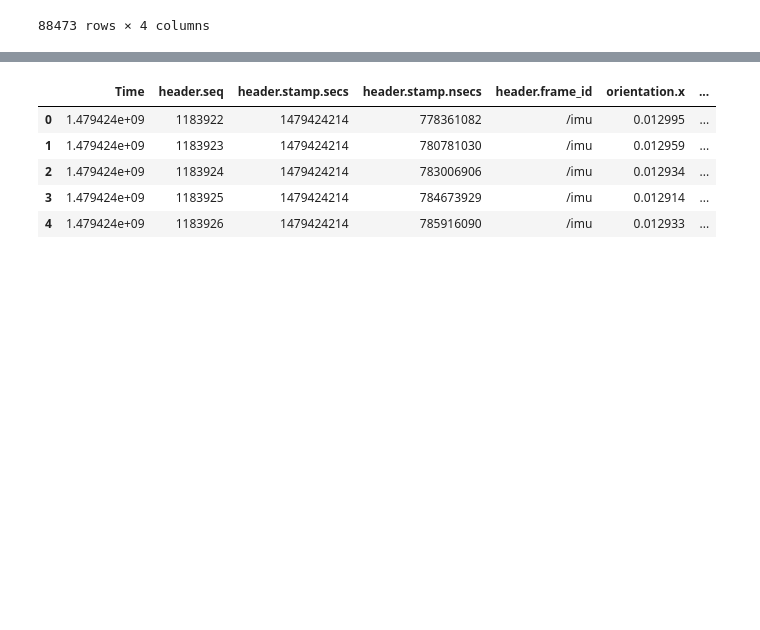
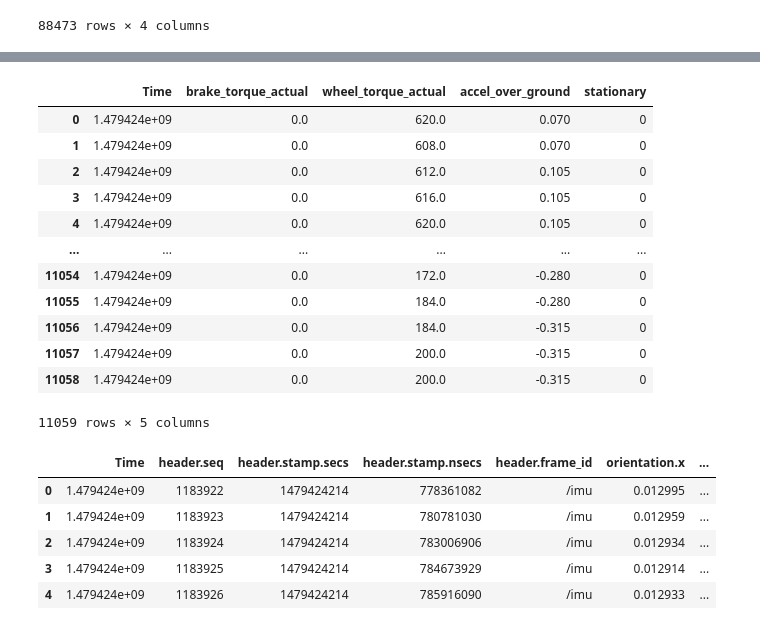
Before and after one commit to grahamjh99/VisionDrive, a Jupyter notebook: Capstone.ipynb, the cells around one changed output, grey strips where cells are left out. Drawn from its saved outputs; the diff is of its cells as text; code cells hidden in the pictures; blank space fills up the shorter version.

```diff
--- a/Capstone.ipynb
+++ b/Capstone.ipynb
@@ -66,3 +81,25 @@ clean_imu_csv(hmb_1_imu,'imu_HMB_1')
+# %%
+brake_HMB_1 = pd.read_csv(f'./Data/ROSBAG/Ch2_002/HMB_1/vehicle-brake_info_report.csv')
+def clean_brake_csv(df,filename):
+    df['stationary'] = df['stationary'].astype(int)
+    df = df[['Time','brake_torque_actual','wheel_torque_actual','accel_over_ground','stationary']]
+    df.to_csv(f'./cleaned_data/{filename}.csv')
+    return df
+clean_brake_csv(brake_HMB_1,'brake_HMB_1')
+# %% [output]
+|  | Time | brake_torque_actual | wheel_torque_actual | accel_over_ground | stationary |
+| 0 | 1.479424e+09 | 0.0 | 620.0 | 0.070 | 0 |
+| 1 | 1.479424e+09 | 0.0 | 608.0 | 0.070 | 0 |
+| 2 | 1.479424e+09 | 0.0 | 612.0 | 0.105 | 0 |
+| 3 | 1.479424e+09 | 0.0 | 616.0 | 0.105 | 0 |
+| 4 | 1.479424e+09 | 0.0 | 620.0 | 0.105 | 0 |
+| ... | ... | ... | ... | ... | ... |
+| 11054 | 1.479424e+09 | 0.0 | 172.0 | -0.280 | 0 |
+| 11055 | 1.479424e+09 | 0.0 | 184.0 | -0.280 | 0 |
+| 11056 | 1.479424e+09 | 0.0 | 184.0 | -0.315 | 0 |
+| 11057 | 1.479424e+09 | 0.0 | 200.0 | -0.315 | 0 |
+| 11058 | 1.479424e+09 | 0.0 | 200.0 | -0.315 | 0 |
+11059 rows × 5 columns
 # %%
 def attach_image(dataframe,images):
 
```
Also changed, not shown: parts of 1 cell of this notebook, 3 other files.
